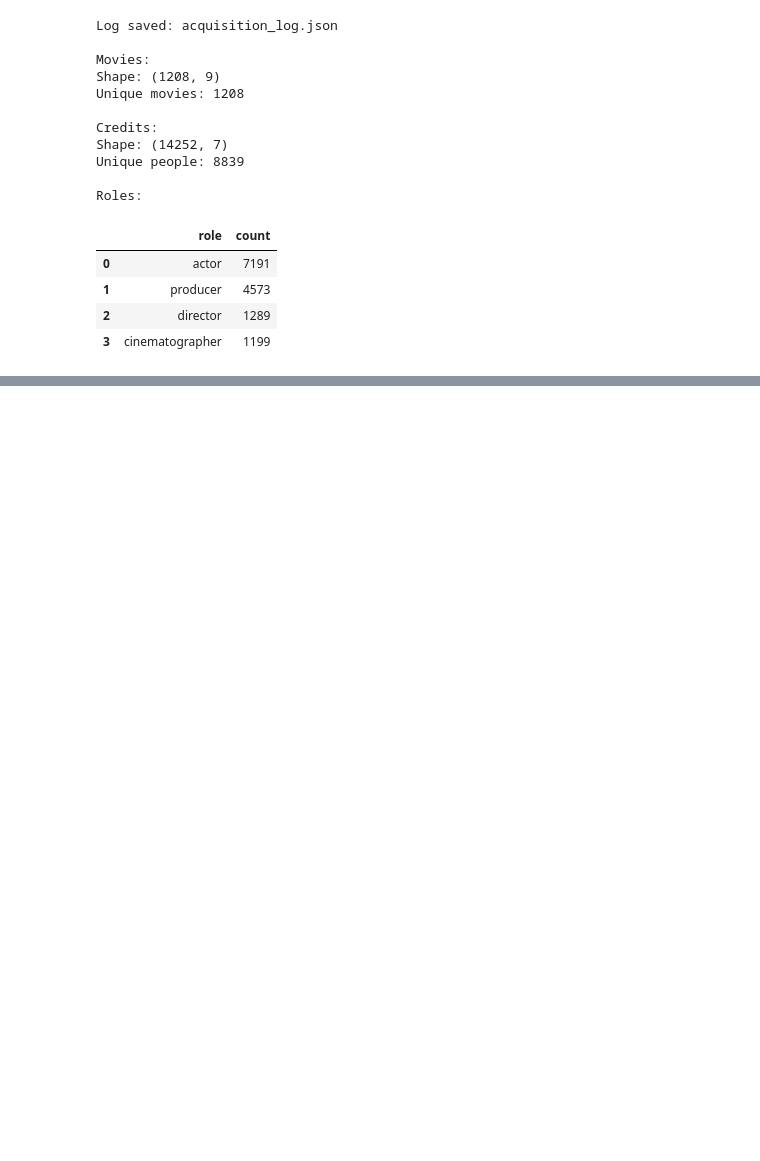
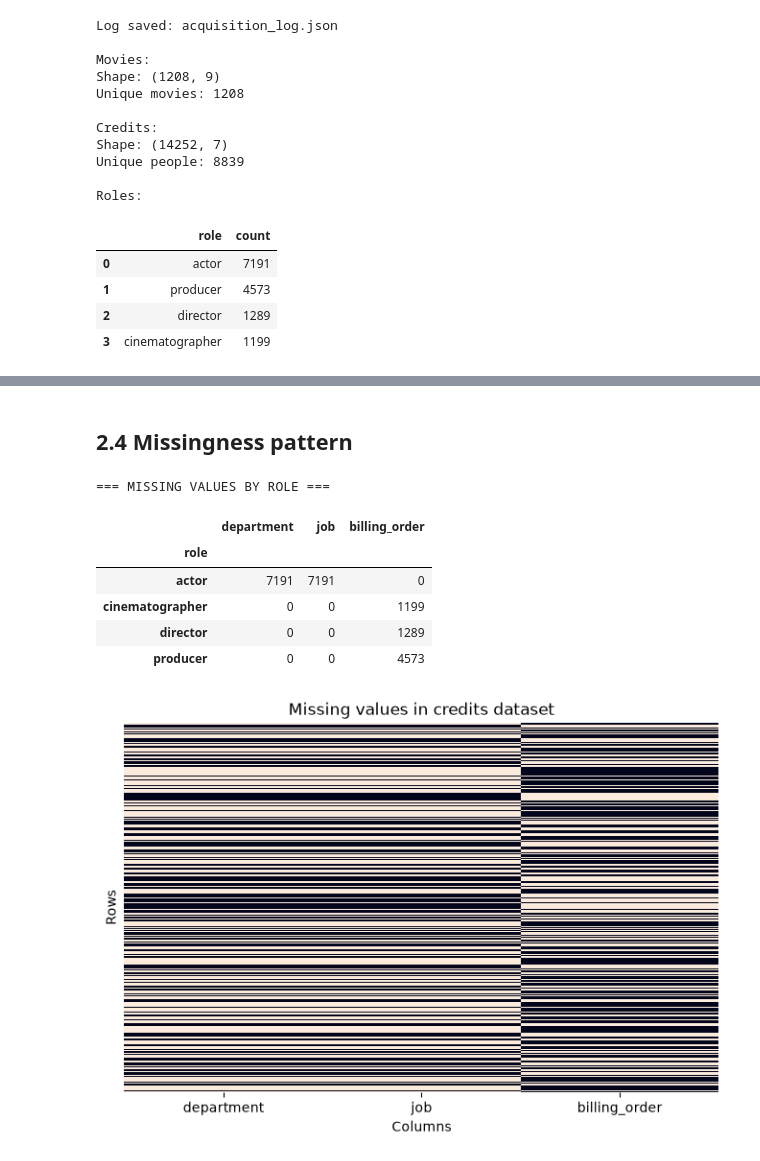
Before and after one commit to Belaidbens/TMDB-data-acquisition, a Jupyter notebook: aquisition.ipynb, the cells around one changed output, grey strips where cells are left out. Cells and saved outputs as stored; diff of their text form; code cells hidden in the pictures; blank space fills up the shorter version.

```diff
--- a/aquisition.ipynb
+++ b/aquisition.ipynb
@@ -698,0 +832,35 @@ Roles:
+# %% [markdown]
+## 2.4 Missingness pattern
+# %%
+import matplotlib.pyplot as plt
+import seaborn as sns
+print("=== MISSING VALUES BY ROLE ===")
+
+missing_by_role = (credits_df.groupby("role")[["department", "job", "billing_order"]].apply(lambda x: x.isna().sum()))
+
+display(missing_by_role)
+
+missing_cols = ["department", "job", "billing_order"]
+
+plt.figure(figsize=(8, 5))
+
+sns.heatmap(
+    credits_df[missing_cols].isna(),
+    cbar=False,
+    yticklabels=False
+)
+
+plt.title("Missing values in credits dataset")
+plt.xlabel("Columns")
+plt.ylabel("Rows")
+
+plt.show()
+# %% [output]
+=== MISSING VALUES BY ROLE ===
+|  | department | job | billing_order |
+| role |  |  |  |
+| actor | 7191 | 7191 | 0 |
+| cinematographer | 0 | 0 | 1199 |
+| director | 0 | 0 | 1289 |
+| producer | 0 | 0 | 4573 |
+[figure, added]
```
Also changed, not shown: parts of 24 cells of this notebook, 3 other files.
